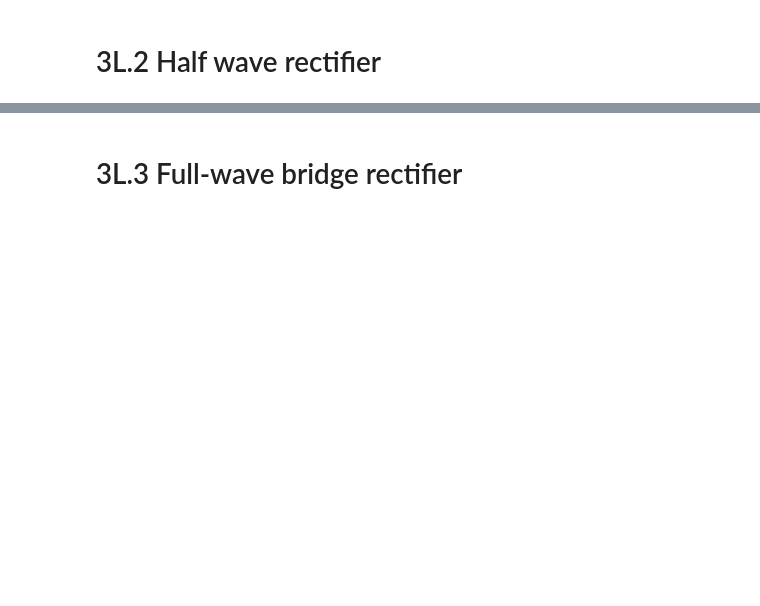
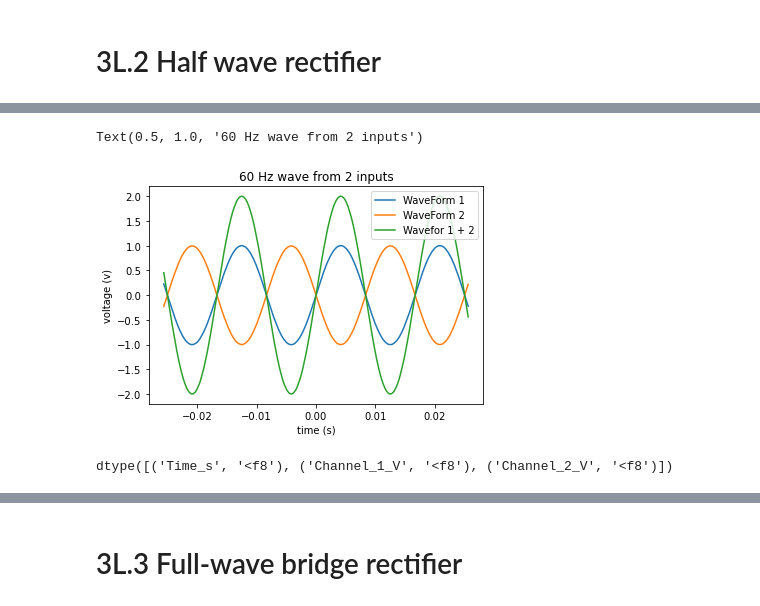
Before and after one commit to dannyjacobs/ses330, a Jupyter notebook: 2020_assignments/jhuffer1_diode/Lab 3 Diode (jhuffer).ipynb, the cells around one changed output, grey strips where cells are left out. Drawn from its saved outputs; the diff is of its cells as text; code cells hidden in the pictures; blank space fills up the shorter version.

```diff
--- a/2020_assignments/jhuffer1_diode/Lab 3 Diode (jhuffer).ipynb
+++ b/2020_assignments/jhuffer1_diode/Lab 3 Diode (jhuffer).ipynb
@@ -209,0 +218,13 @@ pl.show()
+# %%
+pl.figure()
+pl.plot(I['Time_s'], I['Channel_1_V'], label='WaveForm 1')
+pl.plot(I['Time_s'], I['Channel_2_V'], label='WaveForm 2')
+pl.plot(I['Time_s'], I['Math_1_V'], label='Wavefor 1 + 2')
+
+pl.xlabel('time (s)')
+pl.ylabel('voltage (v)')
+pl.legend()
+pl.title ('60 Hz wave from 2 inputs')
+# %% [output]
+Text(0.5, 1.0, '60 Hz wave from 2 inputs')
+[figure, added]
@@ -209,0 +233,4 @@ pl.show()
+# %%
+J.dtype
+# %% [output]
+dtype([('Time_s', '<f8'), ('Channel_1_V', '<f8'), ('Channel_2_V', '<f8')])
```
Also changed, not shown: parts of 14 cells of this notebook, 5 other files.
